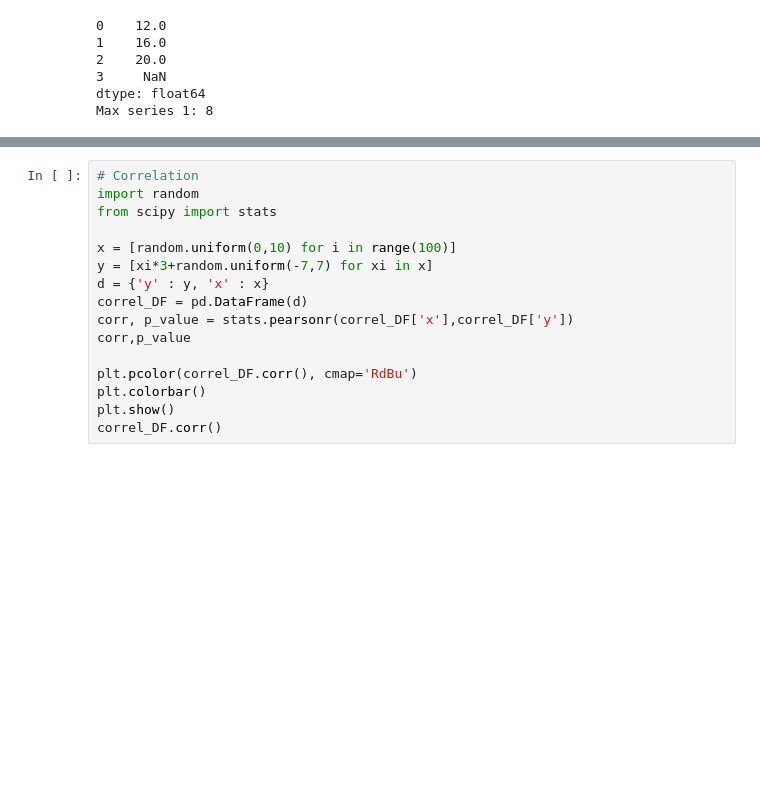
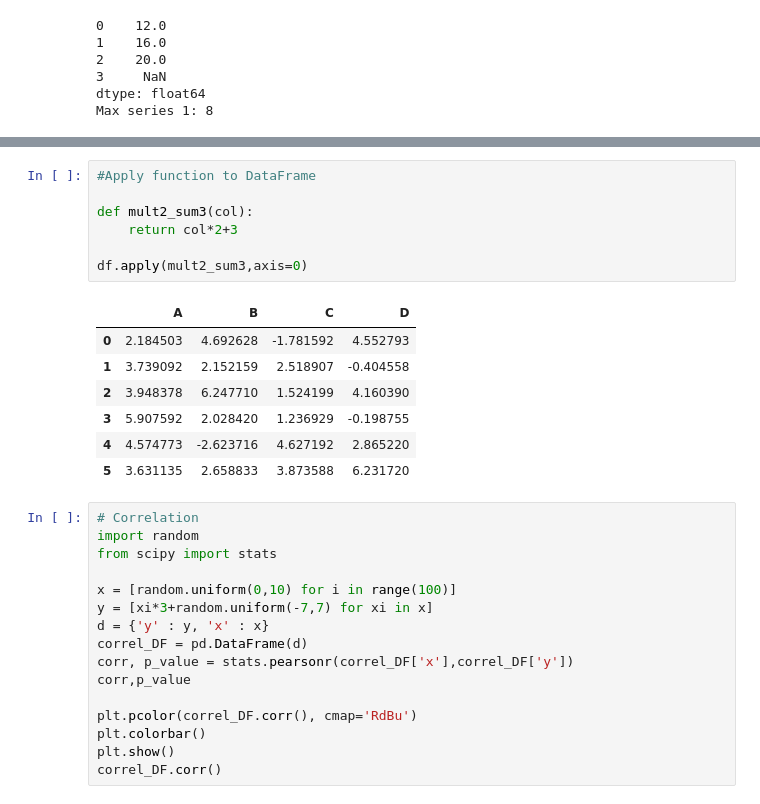
Before and after one commit to hheimpel/Python_samples, a Jupyter notebook: General_Python.ipynb, the cells around one changed output, grey strips where cells are left out. Cells and saved outputs as stored; diff of their text form; blank space fills up the shorter version.

```diff
--- a/General_Python.ipynb
+++ b/General_Python.ipynb
@@ -536,3 +555,18 @@ df
+# %%
+#Apply function to DataFrame
+
+def mult2_sum3(col):
+    return col*2+3
+
+df.apply(mult2_sum3,axis=0)
+# %% [output]
+|  | A | B | C | D |
+| 0 | 2.184503 | 4.692628 | -1.781592 | 4.552793 |
+| 1 | 3.739092 | 2.152159 | 2.518907 | -0.404558 |
+| 2 | 3.948378 | 6.247710 | 1.524199 | 4.160390 |
+| 3 | 5.907592 | 2.028420 | 1.236929 | -0.198755 |
+| 4 | 4.574773 | -2.623716 | 4.627192 | 2.865220 |
+| 5 | 3.631135 | 2.658833 | 3.873588 | 6.231720 |
 # %%
 # Correlation
 import random
```
Also changed, not shown: parts of 16 cells of this notebook.
